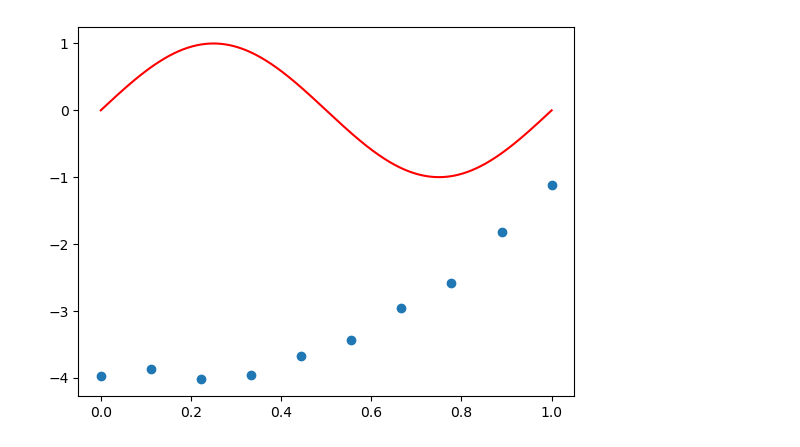
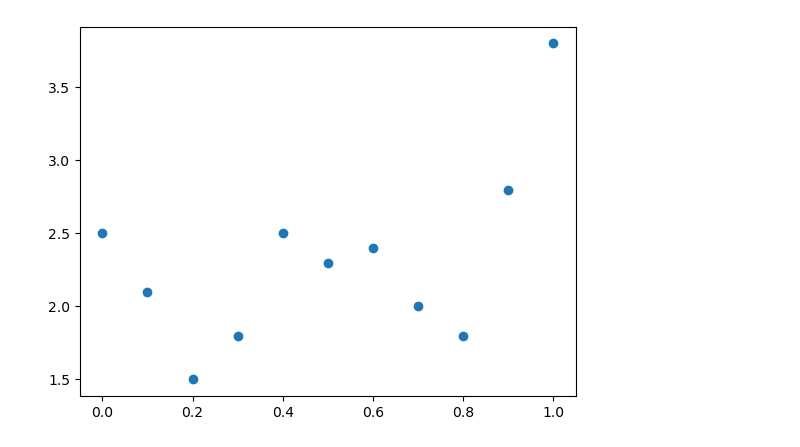
Before and after one commit to Chansuga/Master-s_thesis, a Jupyter notebook: Document/Components/多項式回帰.ipynb, the cells around one changed output. Saved outputs shown, nothing was run; the diff lists cells and outputs as text; code cells hidden in the pictures.

```diff
--- a/Document/Components/多項式回帰.ipynb
+++ b/Document/Components/多項式回帰.ipynb
@@ -1,23 +1,19 @@
 # %%
 import numpy as np
 import matplotlib.pyplot as plt
 
-data_size=10
-#0~1までを20個区切りで表す。
-X=np.linspace(0,1,data_size)
-
-#low以上high未満の一様乱数
-noise=np.random.uniform(low=-1.0,high=1.0,size=data_size)*0.2
-
-y=-X**4+4*X**3-4+noise
+data_size=11
+#0~1までを11個区切りで表す。
+x=np.linspace(0,1,data_size)
+y=np.array([2.5, 2.1, 1.5, 1.8, 2.5, 2.3, 2.4, 2.0, 1.8, 2.8, 3.8])
 
 #0~1までを1000個区切りで表す。
-X_line=np.linspace(0,1,1000)
-sin_X=np.sin(2.0*np.pi*X_line)
+# X_line=np.linspace(0,1,1000)
+# sin_X=np.sin(2.0*np.pi*X_line)
 
 def plot_sin():
     plt.scatter(X,y)
-    plt.plot(X_line,sin_X,"red")
+    # plt.plot(X_line,sin_X,"red")
 plot_sin()
 # %% [output]
-[figure, old version]
+[figure, new version]
```
Also changed, not shown: parts of 5 cells of this notebook, 17 other files.
